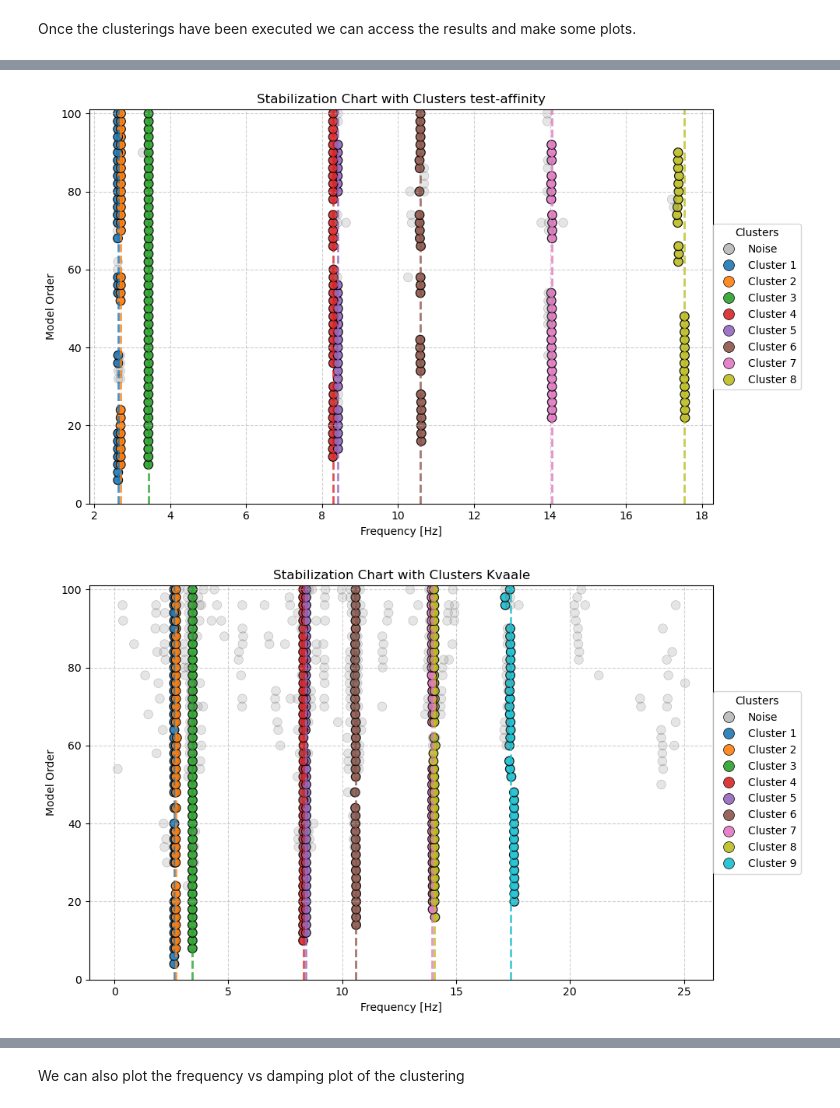
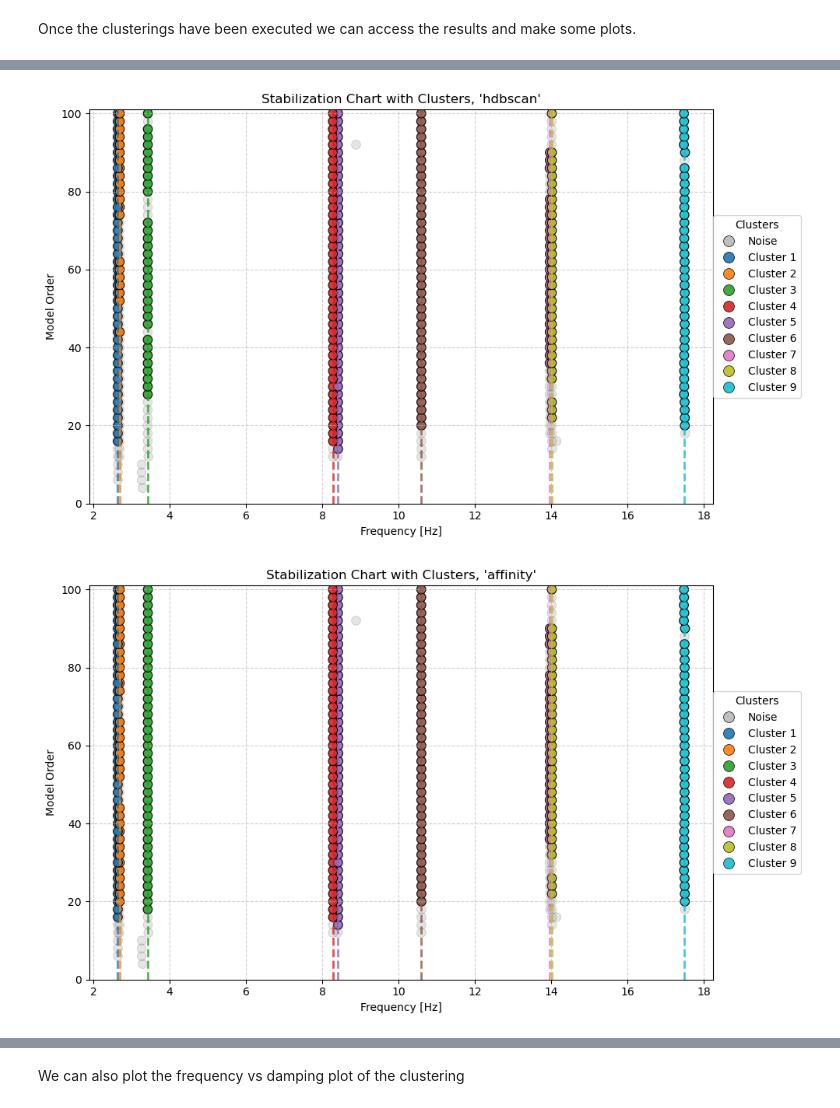
Before and after one commit to dagghe/pyOMA2, a Jupyter notebook: Examples/Example5.ipynb, the cells around one changed output, grey strips where cells are left out. Saved outputs shown, nothing was run; the diff lists cells and outputs as text; code cells hidden in the pictures.

````diff
--- a/Examples/Example5.ipynb
+++ b/Examples/Example5.ipynb
@@ -40,37 +38,28 @@
 # %%
 # define STEPS
 # STEP1
-step1 = Step1() # default values for step 1
-step1_1 = Step1(sc=False, pre_cluster=True, pre_clus_typ="kmeans")
-step1_2 = Step1(sc=True, pre_cluster=True, pre_clus_typ="GMM")
-print("Step1 default arguments: ", Step1().model_dump(),"\n")
+step1 = Step1(sc=False, pre_cluster=True, pre_clus_typ="GMM") # default values for step 1
 
 # STEP2
 step2 = Step2(algo="hierarc", linkage="average")
-step2_1 = Step2(algo="hdbscan")
+step2_1 = Step2(algo="hdbscan",)
 step2_2 = Step2(algo="hierarc", linkage="single", dc=None, n_clusters="auto")
-step2_3 = Step2(algo="affinity")
-print("Step2 default arguments: ", Step2().model_dump(),"\n")
+step2_3 = Step2(algo="hierarc", linkage="single", dc="auto")
+step2_4 = Step2(algo="affinity")
+step2_5 = Step2(algo="optics")
+step2_6 = Step2(algo="spectral")
 
 # STEP3
 step3 = Step3(
-    post_proc=["merge_similar", "damp_IQR", "fn_IQR", "1xorder", "min_size_gmm", "MTT"]
+    post_proc=["merge_similar", "damp_IQR", "fn_IQR", "1xorder", "min_size_pctg", "MTT"],
+    freqlim=(0,20)
 )
-step3_1 = Step3(
-    post_proc=["merge_similar", "damp_IQR", "fn_IQR", "1xorder", "min_size", "MTT"]
-)
-step3_2 = Step3(
-    post_proc=["merge_similar", "damp_IQR", "fn_IQR", "1xorder", "min_size_pctg", "MTT"]
-)
-print("Step3 default arguments: ", Step3().model_dump(),"\n")
 
 # Define Clustering algorithms
-clus1 = Clustering(name="test-hierarc_avg", steps=[step1, step2, step3])
-clus2 = Clustering(name="test-hdbscan", steps=[step1_1, step2_1, step3_1])
-clus3 = Clustering(name="test-affinity", steps=[step1_2, step2_3, step3_2])
-clus4 = Clustering(name="test-hierarc_sing", steps=[step1, step2_2, step3_1])
-
-clus5 = Clustering(name="Dederichs", quick="Dederichs")
-clus6 = Clustering(name="Reynders", quick="Reynders")
-clus7 = Clustering(name="Neu", quick="Neu")
-clus8 = Clustering(name="Kvaale", quick="Kvaale")
+clus1 = Clustering(name="hierarc_avg", steps=[step1, step2, step3])
+clus2 = Clustering(name="hdbscan", steps=[step1, step2_1, step3])
+clus3 = Clustering(name="affinity", steps=[step1, step2_4, step3])
+clus4 = Clustering(name="hierarc_sing", steps=[step1, step2_2, step3])
+clus5 = Clustering(name="hierarc_sing1", steps=[step1, step2_3, step3])
+clus6 = Clustering(name="optics", steps=[step1, step2_5, step3])
+clus7 = Clustering(name="spectral", steps=[step1, step2_6, step3])
@@ -84,7 +67,7 @@ Step3 default arguments:  {'post_proc': ['merge_similar', 'damp_IQR', 'fn_IQR',
 Once the clustering algorithms have been defined they are added to the ```AutoSSI``` class instance through the ```add_clustering()``` method, thereafter the ```AutoSSI``` class instance is added to the ```SingleSetup``` class instance as we normally would do. Once this is done we can execute first the ```run_by_name()``` or the ```run_all()``` methods to run the SSI itself, and then the ```run_clustering()``` or the ```run_all_clustering()``` methods to run the clustering algorithms either by name or all together respectively.
 # %%
 # Add clustering algorithms to AutoSSI class instance
-autossi.add_clustering(clus1, clus2, clus3, clus4, clus5, clus6, clus7, clus8)
+autossi.add_clustering(clus1,clus2,clus3,clus4,clus5,clus6,clus7)
 
 # add AutoSSI instance to SingleSetup instance
 clust_test.add_algorithms(autossi)
@@ -114,7 +89,5 @@ clust_test["autossi"].run_all_clustering()
 Once the clusterings have been executed we can access the results and make some plots.
 # %%
 # Plot stabilisation diagram with clusters
-autossi.plot_stab_cluster("test-hierarc_avg")
-autossi.plot_stab_cluster("test-affinity")
-autossi.plot_stab_cluster("Kvaale")
+autossi.plot_stab_cluster("all")
 # %% [output]
@@ -124,2 +109,2 @@ autossi.plot_stab_cluster("Kvaale")
-[figure, old version]
+[figure, new version]
-[figure, old version]
+[figure, new version]
````
Also changed, not shown: parts of 8 cells of this notebook, 24 other files.
